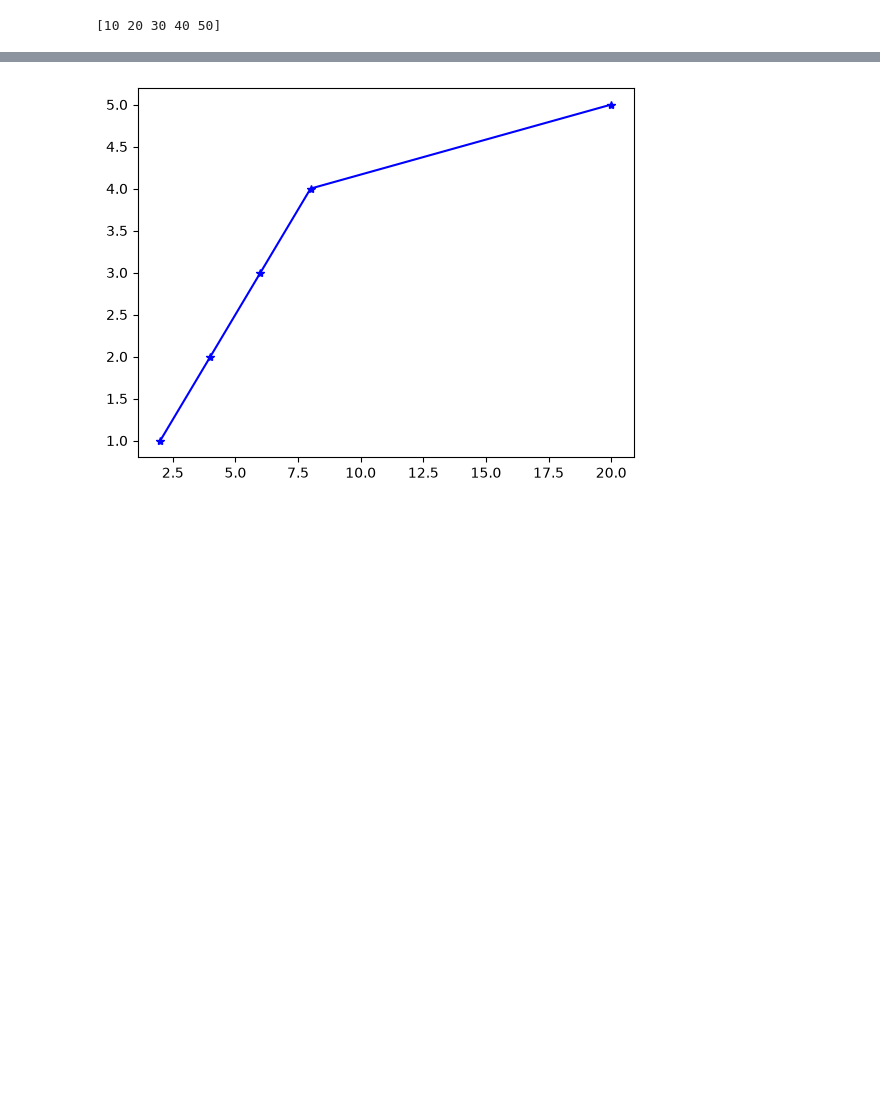
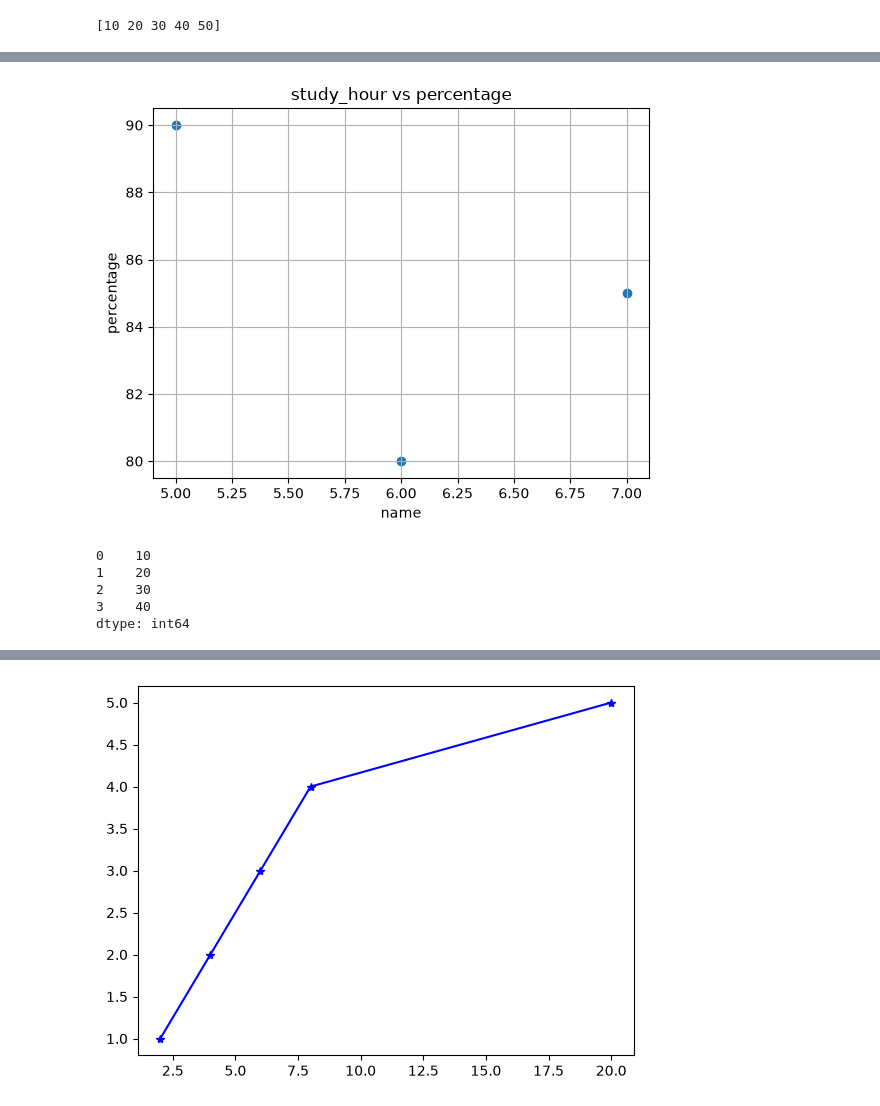
Before and after one commit to dilip23456789012-hub/python, a Jupyter notebook: practice.ipynb, the cells around one changed output, grey strips where cells are left out. Cells and saved outputs as stored; diff of their text form; code cells hidden in the pictures; blank space fills up the shorter version.

```diff
--- a/practice.ipynb
+++ b/practice.ipynb
@@ -8,0 +20,22 @@ print(a)
+# %%
+import matplotlib.pyplot as plt
+study_hour=[5,7,6]
+percentage=[90,85,80]
+plt.scatter(study_hour,percentage)
+plt.xlabel("name")
+plt.ylabel("percentage")
+plt.title("study_hour vs percentage")
+plt.grid()
+plt.show()
+# %% [output]
+[figure, added]
+# %%
+import pandas as pd
+df=pd.Series([10,20,30,40])
+print(df)
+# %% [output]
+0    10
+1    20
+2    30
+3    40
+dtype: int64
```
Also changed, not shown: parts of 8 cells of this notebook.
